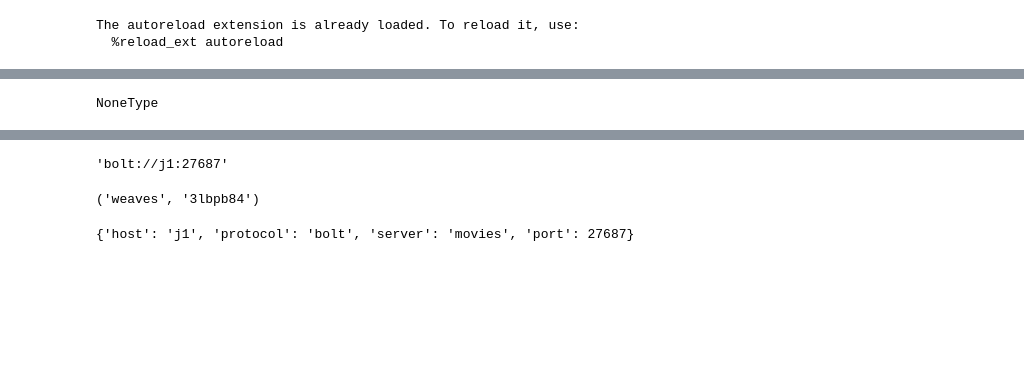
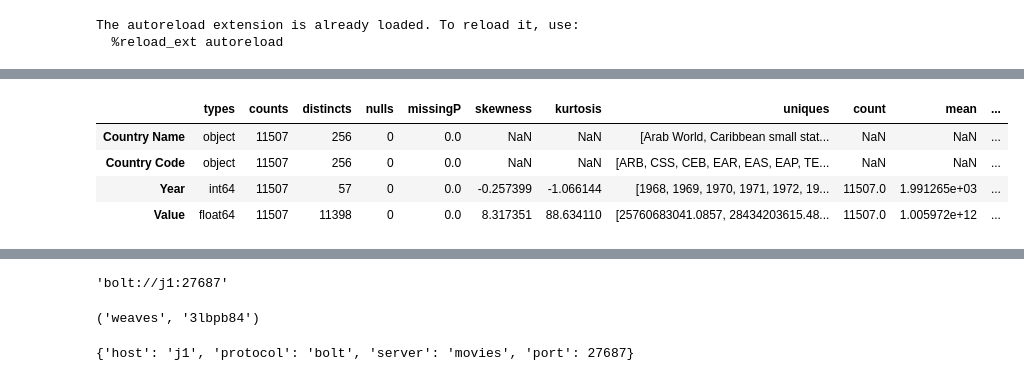
Before and after one commit to eepgwde/pitono, a Jupyter notebook: weaves.ipynb, the cells around one changed output, grey strips where cells are left out. Cells and saved outputs as stored; diff of their text form; code cells hidden in the pictures; blank space fills up the shorter version.

```diff
--- a/weaves.ipynb
+++ b/weaves.ipynb
@@ -68,7 +68,12 @@ x0.f2
+# %%
+f2 = DataFrames.instance().quality0(f1, predictor='Value')
+f2
+# %% [output]
+|  | types | counts | distincts | nulls | missingP | skewness | kurtosis | uniques | count | mean | ... |
+| Country Name | object | 11507 | 256 | 0 | 0.0 | NaN | NaN | [Arab World, Caribbean small stat... | NaN | NaN | ... |
+| Country Code | object | 11507 | 256 | 0 | 0.0 | NaN | NaN | [ARB, CSS, CEB, EAR, EAS, EAP, TE... | NaN | NaN | ... |
+| Year | int64 | 11507 | 57 | 0 | 0.0 | -0.257399 | -1.066144 | [1968, 1969, 1970, 1971, 1972, 19... | 11507.0 | 1.991265e+03 | ... |
+| Value | float64 | 11507 | 11398 | 0 | 0.0 | 8.317351 | 88.634110 | [25760683041.0857, 28434203615.48... | 11507.0 | 1.005972e+12 | ... |
 # %%
 df = Utility.instance(logger=logger).neo4j(file=None);
 df
-# %%
-type(None)
-# %% [output]
-NoneType
```
Also changed, not shown: parts of 2 cells of this notebook, 2 other files.
